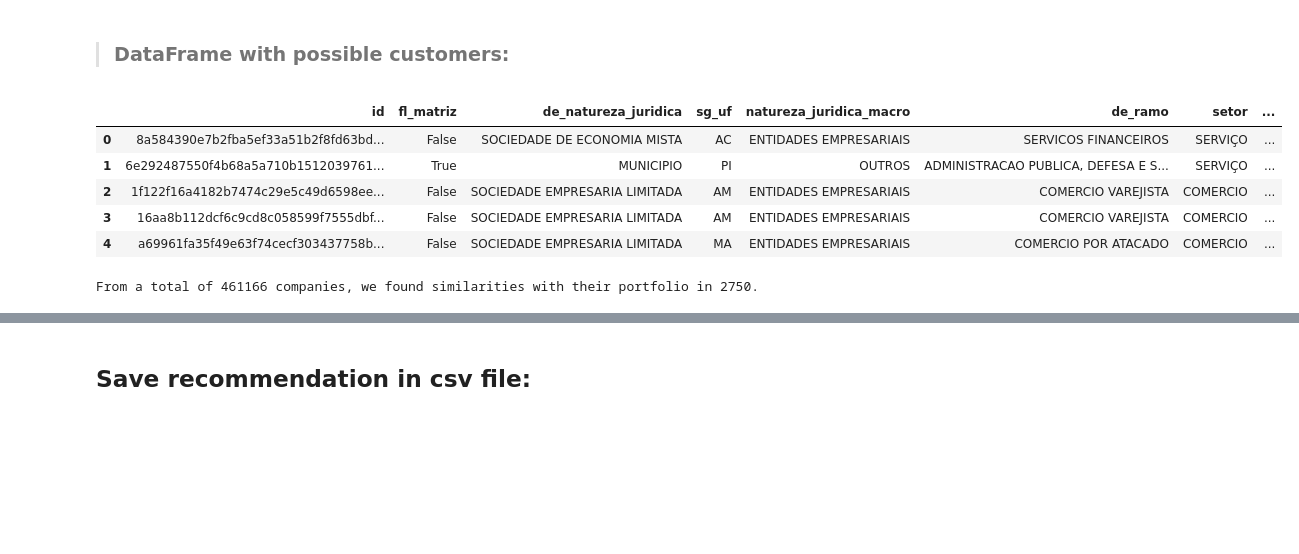
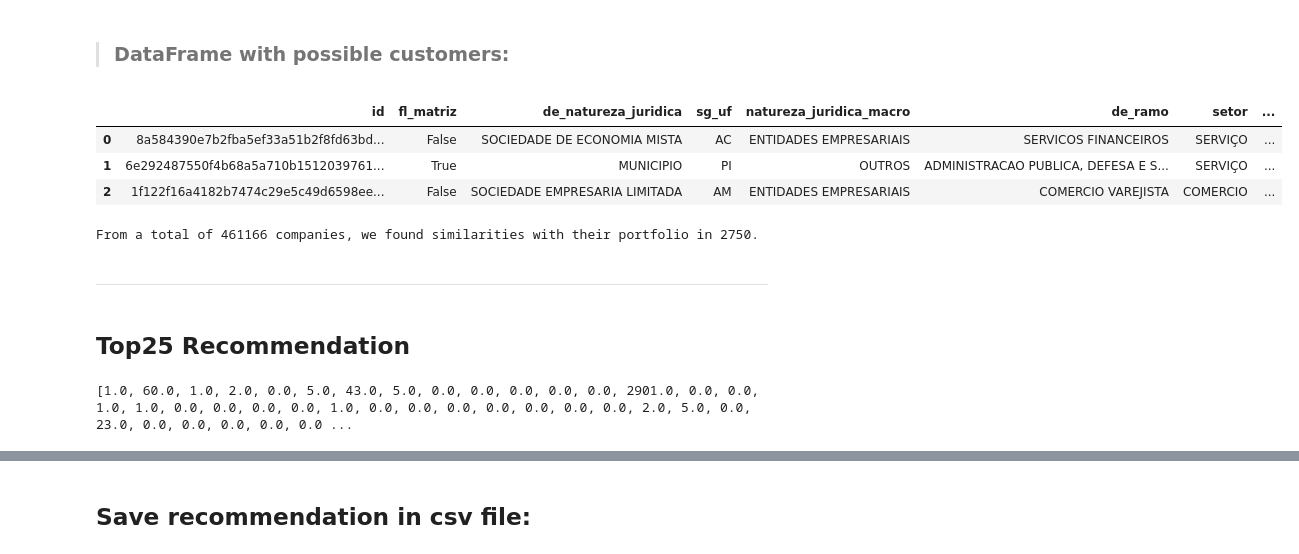
Before and after one commit to codenation-dev/squad-4-ad-data-science-1, a Jupyter notebook: analysis/Class_Recommender_systems.ipynb, the cells around one changed output, grey strips where cells are left out. Cells and saved outputs as stored; diff of their text form; code cells hidden in the pictures; blank space fills up the shorter version.

```diff
--- a/analysis/Class_Recommender_systems.ipynb
+++ b/analysis/Class_Recommender_systems.ipynb
@@ -317,8 +323,8 @@ dataset_train, dataset_test = train_test_split(dataset, test_size=0.33, random_s
 # Inputs for models:
 X_train = dataset_train.copy()
 X_test = dataset_test.copy()
-X_train = X_train.drop(['id', 'cliente'], axis = 1)
-X_test = X_test.drop(['id', 'cliente'], axis = 1)
+X_train = X_train.drop(['id', 'id_num','cliente'], axis = 1)
+X_test = X_test.drop(['id', 'id_num', 'cliente'], axis = 1)
 
 y_train = dataset_train['cliente']
 y_test = dataset_test['cliente']
@@ -537,7 +543,7 @@ DecisionTreeClassifier(class_weight=None, criterion='gini', max_depth=None,
             splitter='best')
 # %%
 # Adjust dataset to predict:
-target_market = market_without_dataset.drop(['id', 'cliente'], axis = 1)
+target_market = market_without_dataset.drop(['id', 'id_num','cliente'], axis = 1)
 # %%
 # prediction:
 pred = best_model.predict(target_market)
@@ -557,15 +563,20 @@ Name: cliente, dtype: int64
 # %%
 recommendation = market_without_dataset.copy()
 recommendation = recommendation[recommendation['cliente'] == 1]
-recommendation = pd.DataFrame(recommendation['id'])
-recommendation = pd.merge(recommendation, market_T1, on='id', how='left')
-# %%
-recommendation.head()
-# %% [output]
-|  | id | fl_matriz | de_natureza_juridica | sg_uf | natureza_juridica_macro | de_ramo | setor | ... |
-| 0 | 8a584390e7b2fba5ef33a51b2f8fd63bd... | False | SOCIEDADE DE ECONOMIA MISTA | AC | ENTIDADES EMPRESARIAIS | SERVICOS FINANCEIROS | SERVIÇO | ... |
-| 1 | 6e292487550f4b68a5a710b1512039761... | True | MUNICIPIO | PI | OUTROS | ADMINISTRACAO PUBLICA, DEFESA E S... | SERVIÇO | ... |
-| 2 | 1f122f16a4182b7474c29e5c49d6598ee... | False | SOCIEDADE EMPRESARIA LIMITADA | AM | ENTIDADES EMPRESARIAIS | COMERCIO VAREJISTA | COMERCIO | ... |
-| 3 | 16aa8b112dcf6c9cd8c058599f7555dbf... | False | SOCIEDADE EMPRESARIA LIMITADA | AM | ENTIDADES EMPRESARIAIS | COMERCIO VAREJISTA | COMERCIO | ... |
-| 4 | a69961fa35f49e63f74cecf303437758b... | False | SOCIEDADE EMPRESARIA LIMITADA | MA | ENTIDADES EMPRESARIAIS | COMERCIO POR ATACADO | COMERCIO | ... |
+# %%
+# All similar customers:
+recommendation_full = pd.DataFrame()
+recommendation_full['id'] = recommendation['id']
+recommendation_full = pd.merge(recommendation_full, market_T1, on='id', how='left')
+# %%
+# save csv file:
+# recommendation.to_csv('recommendation.csv', index=False)
+
+# View all similar DataFrame
+recommendation_full.head(3)
+# %% [output]
+|  | id | fl_matriz | de_natureza_juridica | sg_uf | natureza_juridica_macro | de_ramo | setor | ... |
+| 0 | 8a584390e7b2fba5ef33a51b2f8fd63bd... | False | SOCIEDADE DE ECONOMIA MISTA | AC | ENTIDADES EMPRESARIAIS | SERVICOS FINANCEIROS | SERVIÇO | ... |
+| 1 | 6e292487550f4b68a5a710b1512039761... | True | MUNICIPIO | PI | OUTROS | ADMINISTRACAO PUBLICA, DEFESA E S... | SERVIÇO | ... |
+| 2 | 1f122f16a4182b7474c29e5c49d6598ee... | False | SOCIEDADE EMPRESARIA LIMITADA | AM | ENTIDADES EMPRESARIAIS | COMERCIO VAREJISTA | COMERCIO | ... |
 # %%
@@ -573,2 +584,6 @@ print("From a total of %d companies, we found similarities with their portfolio
 # %% [output]
 From a total of 461166 companies, we found similarities with their portfolio in 2750.
+# %% [markdown]
+***
+# %% [markdown]
+## Top25 Recommendation
@@ -574,0 +605,5 @@ From a total of 461166 companies, we found similarities with their portfolio in
+# %%
+# values default customer:
+print(default_customer)
+# %% [output]
+[1.0, 60.0, 1.0, 2.0, 0.0, 5.0, 43.0, 5.0, 0.0, 0.0, 0.0, 0.0, 0.0, 2901.0, 0.0, 0.0, 1.0, 1.0, 0.0, 0.0, 0.0, 0.0, 1.0, 0.0, 0.0, 0.0, 0.0, 0.0, 0.0, 0.0, 2.0, 5.0, 0.0, 23.0, 0.0, 0.0, 0.0, 0.0, 0.0 ...
```
Also changed, not shown: parts of 20 cells of this notebook.
